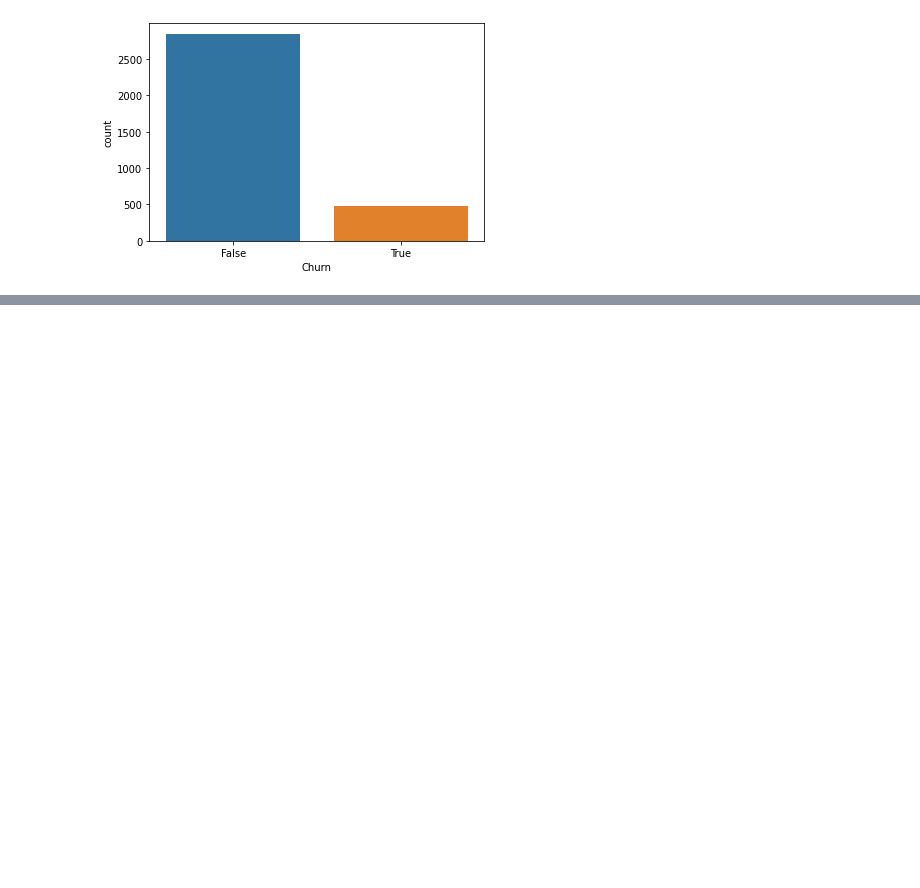
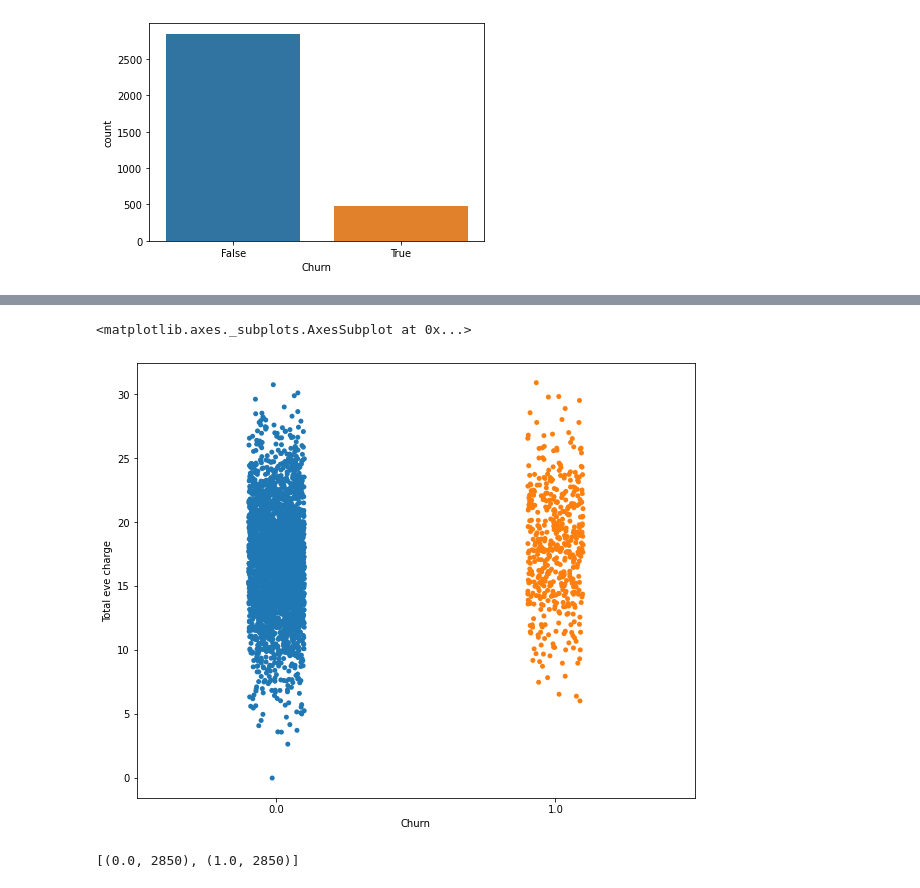
Before and after one commit to Aayushi4925/Telecom_churn, a Jupyter notebook: Copy_of_Telecom_Churn_Analysis_Capstone_Project.ipynb, the cells around one changed output, grey strips where cells are left out. Drawn from its saved outputs; the diff is of its cells as text; code cells hidden in the pictures; blank space fills up the shorter version.

```diff
--- a/Copy_of_Telecom_Churn_Analysis_Capstone_Project.ipynb
+++ b/Copy_of_Telecom_Churn_Analysis_Capstone_Project.ipynb
@@ -205,0 +214,6 @@ sns.countplot(df['Voice mail plan'],hue='Churn',data=df_copy)
+# %%
+plt.figure(figsize=(10,8))
+sns.stripplot(x='Churn',y='Total eve charge',data=df_copy)
+# %% [output]
+<matplotlib.axes._subplots.AxesSubplot at 0x...>
+[figure, added]
@@ -205,0 +232,5 @@ sns.countplot(df['Voice mail plan'],hue='Churn',data=df_copy)
+# %%
+X_resampled, y_resampled = BorderlineSMOTE().fit_resample(x, y)
+print(sorted(Counter(y_resampled).items()))
+# %% [output]
+[(0.0, 2850), (1.0, 2850)]
```
Also changed, not shown: parts of 13 cells of this notebook.
